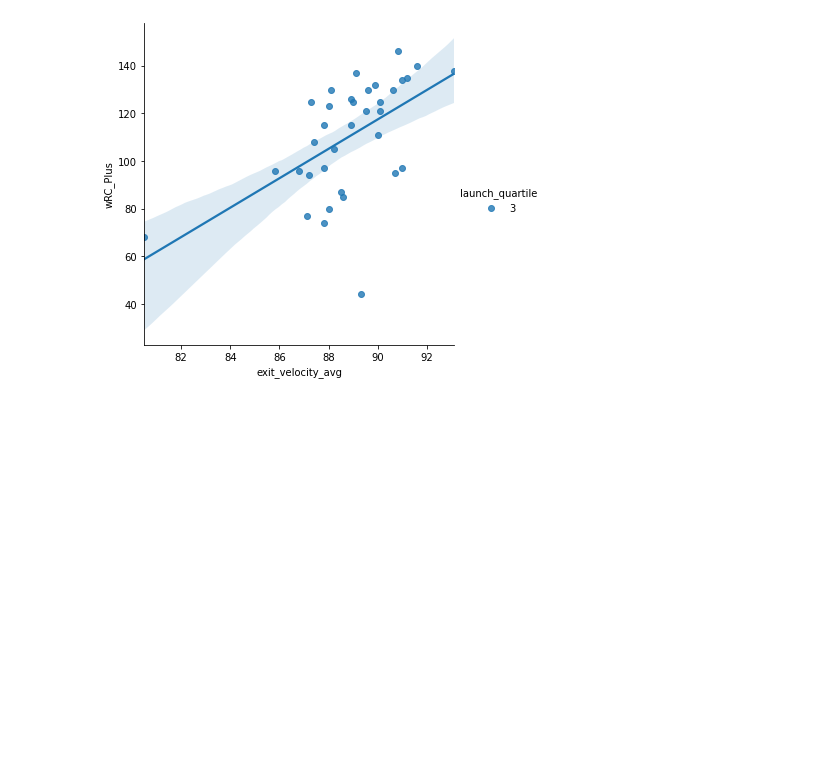
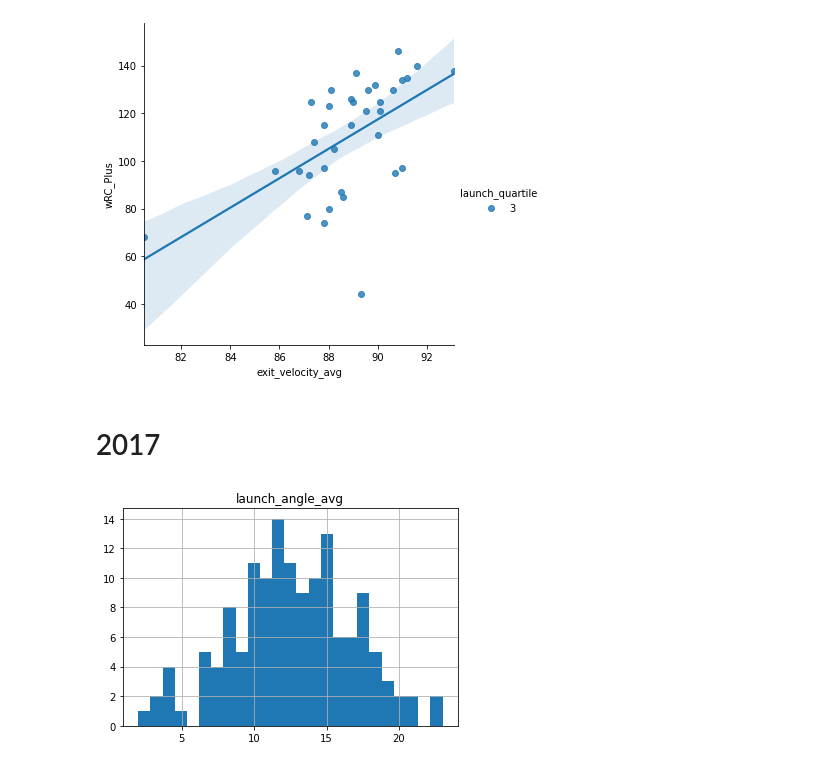
Before and after one commit to GeoffreyBrann/info2950, a Jupyter notebook: phase_4_launch_ange.ipynb, the cells around one changed output. Drawn from its saved outputs; the diff is of its cells as text; code cells hidden in the pictures; blank space fills up the shorter version.

```diff
--- a/phase_4_launch_ange.ipynb
+++ b/phase_4_launch_ange.ipynb
@@ -225,3 +225,9 @@ sns.lmplot(x="exit_velocity_avg", y="wRC_Plus", hue = 'launch_quartile', data=da
 sns.lmplot(x="exit_velocity_avg", y="wRC_Plus", hue = 'launch_quartile', data=data_2018[data_2018['launch_quartile'] == 3]);
 # %% [output]
 [figure]
+# %% [markdown]
+# 2017
+# %%
+data_2017.hist(column='launch_angle_avg', bins = 25);
+# %% [output]
+[figure, added]
```
Also changed, not shown: parts of 18 cells of this notebook.
